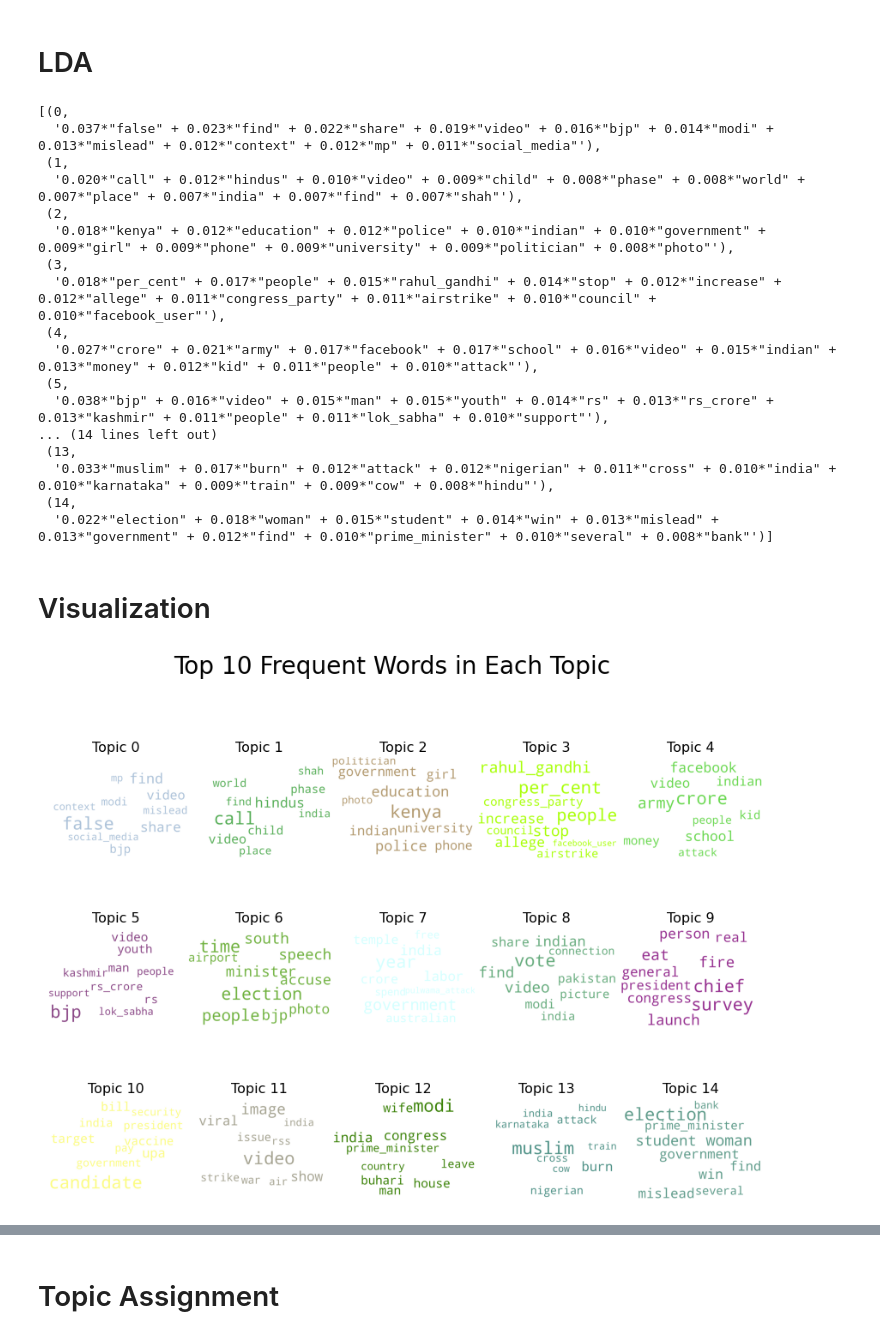
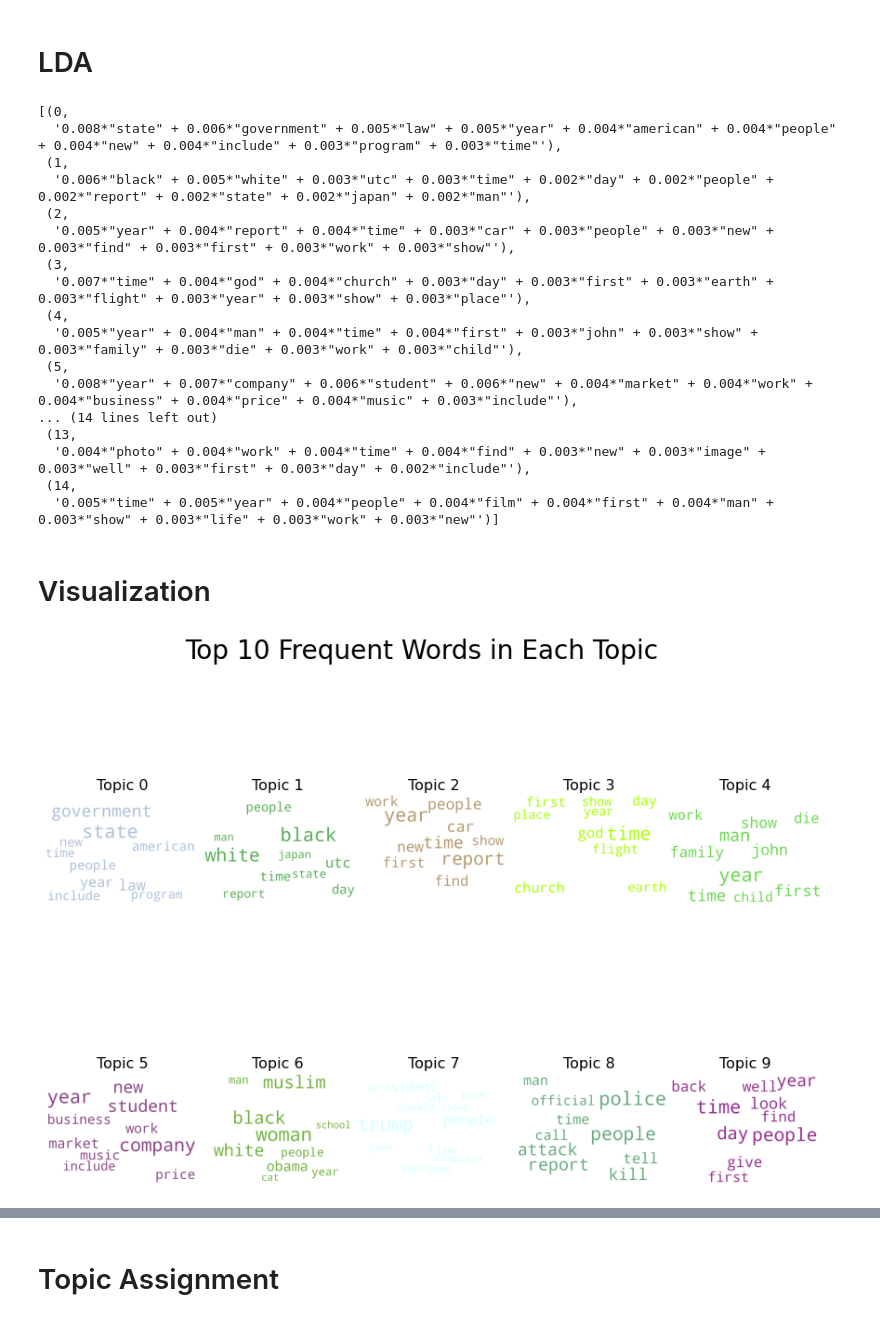
Before and after one commit to DavidKai1999/Stats-170-project, a Jupyter notebook: dataset_preprocessing/Topic Modeling.ipynb, the cells around one changed output, grey strips where cells are left out. Saved outputs shown, nothing was run; the diff lists cells and outputs as text; code cells hidden in the pictures.

```diff
--- a/dataset_preprocessing/Topic Modeling.ipynb
+++ b/dataset_preprocessing/Topic Modeling.ipynb
@@ -65,0 +14,19 @@ df.head()
+# %%
+user = 'postgres'
+password = 'Komaeda'
+
+from sqlalchemy import create_engine
+engine = create_engine('postgresql://'+user+':'+password+'@localhost/news')
+
+Query = "SELECT title,text FROM redditnews"
+news_table = pd.read_sql_query(Query, con=engine)
+Query = "SELECT title,text FROM factcheck"
+factcheck = pd.read_sql_query(Query, con=engine)
+# %%
+news = pd.merge(news_table,factcheck,
+                how='outer',
+                left_on=['title','text'],
+                right_on=['title','text']).reset_index(drop=True)
+# %%
+df = news
+df
@@ -141,22 +122,22 @@ lda_model = gensim.models.ldamodel.LdaModel(corpus=corpus,
 lda_model.print_topics()
 # %% [output]
 [(0,
-  '0.037*"false" + 0.023*"find" + 0.022*"share" + 0.019*"video" + 0.016*"bjp" + 0.014*"modi" + 0.013*"mislead" + 0.012*"context" + 0.012*"mp" + 0.011*"social_media"'),
+  '0.008*"state" + 0.006*"government" + 0.005*"law" + 0.005*"year" + 0.004*"american" + 0.004*"people" + 0.004*"new" + 0.004*"include" + 0.003*"program" + 0.003*"time"'),
  (1,
-  '0.020*"call" + 0.012*"hindus" + 0.010*"video" + 0.009*"child" + 0.008*"phase" + 0.008*"world" + 0.007*"place" + 0.007*"india" + 0.007*"find" + 0.007*"shah"'),
+  '0.006*"black" + 0.005*"white" + 0.003*"utc" + 0.003*"time" + 0.002*"day" + 0.002*"people" + 0.002*"report" + 0.002*"state" + 0.002*"japan" + 0.002*"man"'),
  (2,
-  '0.018*"kenya" + 0.012*"education" + 0.012*"police" + 0.010*"indian" + 0.010*"government" + 0.009*"girl" + 0.009*"phone" + 0.009*"university" + 0.009*"politician" + 0.008*"photo"'),
+  '0.005*"year" + 0.004*"report" + 0.004*"time" + 0.003*"car" + 0.003*"people" + 0.003*"new" + 0.003*"find" + 0.003*"first" + 0.003*"work" + 0.003*"show"'),
  (3,
-  '0.018*"per_cent" + 0.017*"people" + 0.015*"rahul_gandhi" + 0.014*"stop" + 0.012*"increase" + 0.012*"allege" + 0.011*"congress_party" + 0.011*"airstrike" + 0.010*"council" + 0.010*"facebook_user"'),
+  '0.007*"time" + 0.004*"god" + 0.004*"church" + 0.003*"day" + 0.003*"first" + 0.003*"earth" + 0.003*"flight" + 0.003*"year" + 0.003*"show" + 0.003*"place"'),
  (4,
-  '0.027*"crore" + 0.021*"army" + 0.017*"facebook" + 0.017*"school" + 0.016*"video" + 0.015*"indian" + 0.013*"money" + 0.012*"kid" + 0.011*"people" + 0.010*"attack"'),
+  '0.005*"year" + 0.004*"man" + 0.004*"time" + 0.004*"first" + 0.003*"john" + 0.003*"show" + 0.003*"family" + 0.003*"die" + 0.003*"work" + 0.003*"child"'),
  (5,
-  '0.038*"bjp" + 0.016*"video" + 0.015*"man" + 0.015*"youth" + 0.014*"rs" + 0.013*"rs_crore" + 0.013*"kashmir" + 0.011*"people" + 0.011*"lok_sabha" + 0.010*"support"'),
+  '0.008*"year" + 0.007*"company" + 0.006*"student" + 0.006*"new" + 0.004*"market" + 0.004*"work" + 0.004*"business" + 0.004*"price" + 0.004*"music" + 0.003*"include"'),
 ... (14 lines left out)
  (13,
-  '0.033*"muslim" + 0.017*"burn" + 0.012*"attack" + 0.012*"nigerian" + 0.011*"cross" + 0.010*"india" + 0.010*"karnataka" + 0.009*"train" + 0.009*"cow" + 0.008*"hindu"'),
+  '0.004*"photo" + 0.004*"work" + 0.004*"time" + 0.004*"find" + 0.003*"new" + 0.003*"image" + 0.003*"well" + 0.003*"first" + 0.003*"day" + 0.002*"include"'),
  (14,
-  '0.022*"election" + 0.018*"woman" + 0.015*"student" + 0.014*"win" + 0.013*"mislead" + 0.013*"government" + 0.012*"find" + 0.010*"prime_minister" + 0.010*"several" + 0.008*"bank"')]
+  '0.005*"time" + 0.005*"year" + 0.004*"people" + 0.004*"film" + 0.004*"first" + 0.004*"man" + 0.003*"show" + 0.003*"life" + 0.003*"work" + 0.003*"new"')]
 # %% [markdown]
 # Visualization
 # %%
@@ -165,32 +146,32 @@ from wordcloud import WordCloud, STOPWORDS
 import matplotlib.colors as mcolors
 
 cols = [color for name, color in mcolors.XKCD_COLORS.items()] #mcolors.TABLEAU_COLORS # more colors: 'mcolors.XKCD_COLORS'
 
 cloud = WordCloud(stopwords=stop_words,
                   background_color='white',
                   width=2500,
                   height=1800,
                   max_words=10,
                   colormap='tab10',
                   color_func=lambda *args, **kwargs: cols[i],
                   prefer_horizontal=1.0)
 
 topics = lda_model.show_topics(num_topics,formatted=False)
 
-fig, axes = plt.subplots(3, 5, figsize=(15,11), sharex=True, sharey=True)
+fig, axes = plt.subplots(2, 5, figsize=(15,11), sharex=True, sharey=True)
 
 for i, ax in enumerate(axes.flatten()):
     fig.add_subplot(ax)
     topic_words = dict(topics[i][1])
     cloud.generate_from_frequencies(topic_words, max_font_size=300)
     plt.gca().imshow(cloud)
     plt.gca().set_title('Topic ' + str(i), fontdict=dict(size=16))
     plt.gca().axis('off')
 
 plt.subplots_adjust(wspace=0, hspace=0)
 plt.axis('off')
 plt.margins(x=0, y=0)
 plt.suptitle('Top 10 Frequent Words in Each Topic',size=28)
 plt.show()
 # %% [output]
-[figure, old version]
+[figure, new version]
```
Also changed, not shown: parts of 16 cells of this notebook, 2 other files.
